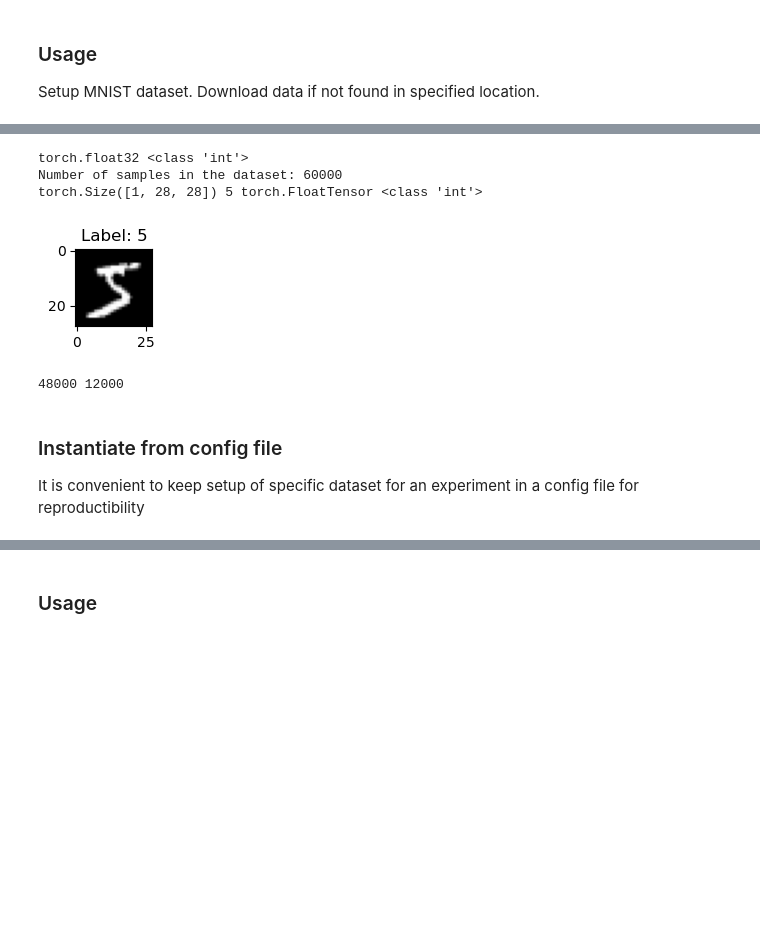
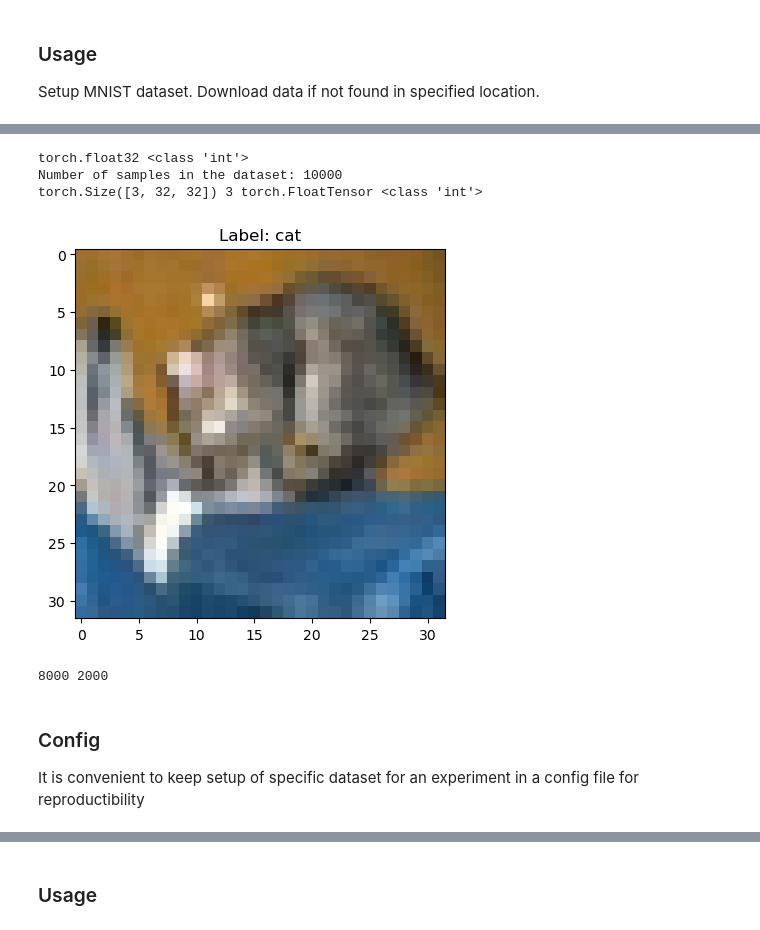
Before and after one commit to slegroux/nimrod, a Jupyter notebook: nbs/image.datasets.ipynb, the cells around one changed output, grey strips where cells are left out. Drawn from its saved outputs; the diff is of its cells as text; code cells hidden in the pictures; blank space fills up the shorter version.

Commit message:
fix img show; keep test as is; update data-related egs

```diff
--- a/nbs/image.datasets.ipynb
+++ b/nbs/image.datasets.ipynb
@@ -169,5 +119,0 @@ class ImageDataset(Dataset):
-# %%
-#| hide
-name = "mnist"
-ds_builder = load_dataset_builder(name)
-pprint(ds_builder.info)
@@ -258,0 +304,6 @@ test = MNISTDataset(data_dir=None, train=True, transforms=transforms.ToTensor())
+# %%
+test = ImageDataset('cifar10', data_dir=None, train=False, transforms=transforms.ToTensor())
+print(test.num_classes)
+print("from in to class method",test.hf_ds.features['label'].int2str)
+# test2 = ImageDataset('mnist', data_dir=None, train=True, transforms=transforms.ToTensor())
+# test3 = ImageDataset('fashion_mnist', data_dir=None, train=True, transforms=transforms.ToTensor())
@@ -266,26 +332,26 @@ torch.Size([64, 1, 28, 28]) torch.Size([64])
 # %%
 # output ( (C,H,W), int)
 print(test[0][0].dtype, type(test[0][1]))
 print(f"Number of samples in the dataset: {len(test)}")
 
 # get item helper
 X, y = test[0]
 print(X.shape, y, X.type(), type(y))
 
 # display each digit
-test.show_idx(0)
+test.show(0)
 
 # split data
 train, dev = test.train_dev_split(0.8)
 print(len(train), len(dev))
 # %% [output]
 torch.float32 <class 'int'>
-Number of samples in the dataset: 60000
-torch.Size([1, 28, 28]) 5 torch.FloatTensor <class 'int'>
+Number of samples in the dataset: 10000
+torch.Size([3, 32, 32]) 3 torch.FloatTensor <class 'int'>
-[figure, old version]
+[figure, new version]
-48000 12000
+8000 2000
 # %% [markdown]
-### Instantiate from config file
+### Config
 It is convenient to keep setup of specific dataset for an experiment in a config file for reproductibility
 # %%
 # instantiate dataset from yaml config file
```
Also changed, not shown: parts of 25 cells of this notebook, 13 other files.
